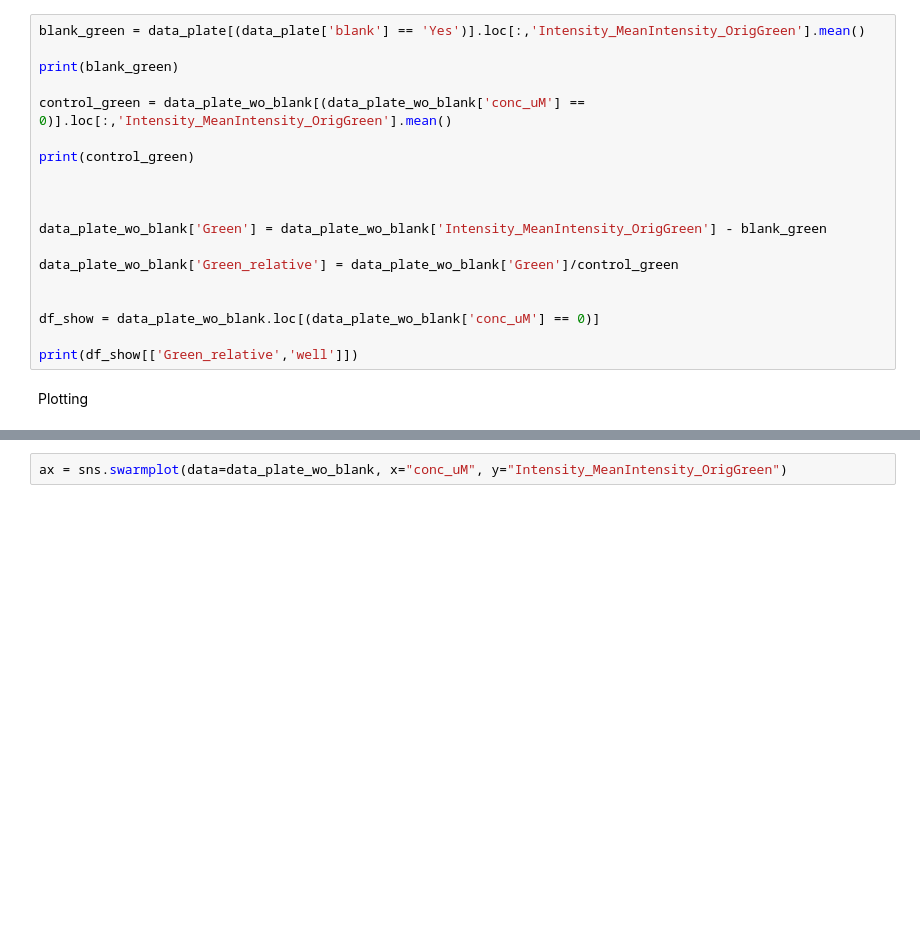
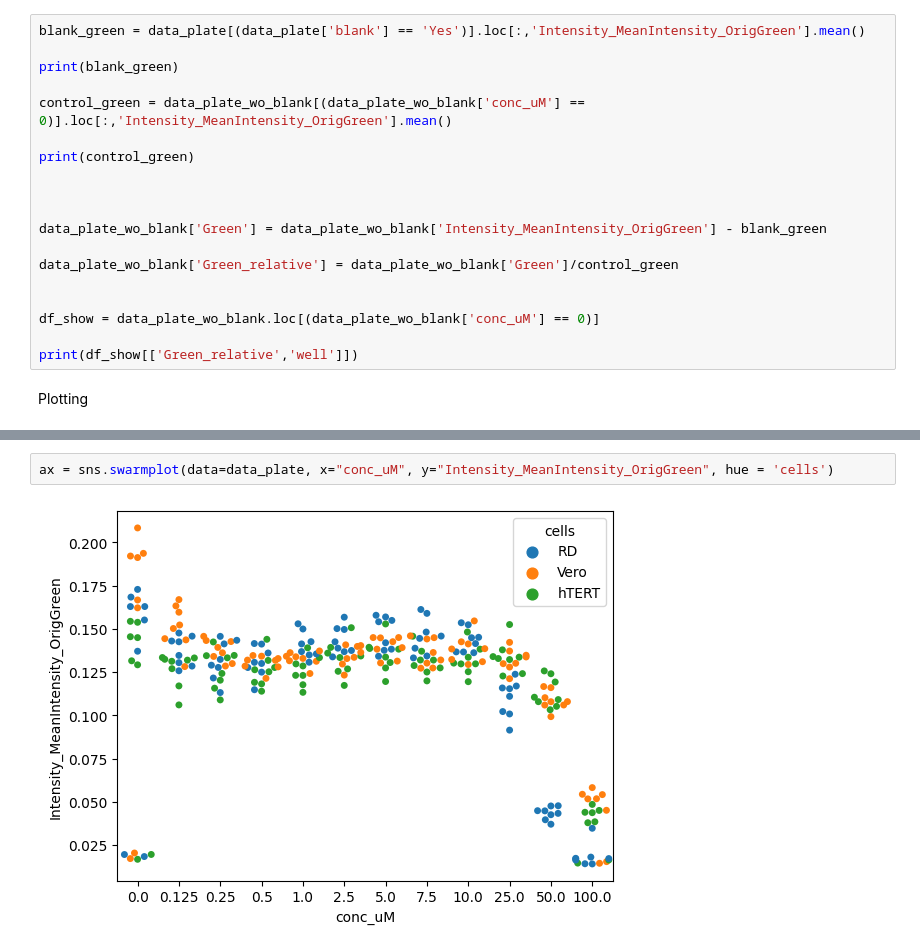
Before and after one commit to arteys/Resazurin_ChemiDoc, a Jupyter notebook: RZ_12_concentrations.ipynb, the cells around one changed output, grey strips where cells are left out. Cells and saved outputs as stored; diff of their text form; blank space fills up the shorter version.

```diff
--- a/RZ_12_concentrations.ipynb
+++ b/RZ_12_concentrations.ipynb
@@ -149,2 +174,4 @@ ax.set(xscale="log")
 # %%
-ax = sns.swarmplot(data=data_plate_wo_blank, x="conc_uM", y="Intensity_MeanIntensity_OrigGreen")
+ax = sns.swarmplot(data=data_plate, x="conc_uM", y="Intensity_MeanIntensity_OrigGreen", hue = 'cells')
+# %% [output]
+[figure, added]
```
Also changed, not shown: parts of 8 cells of this notebook.
